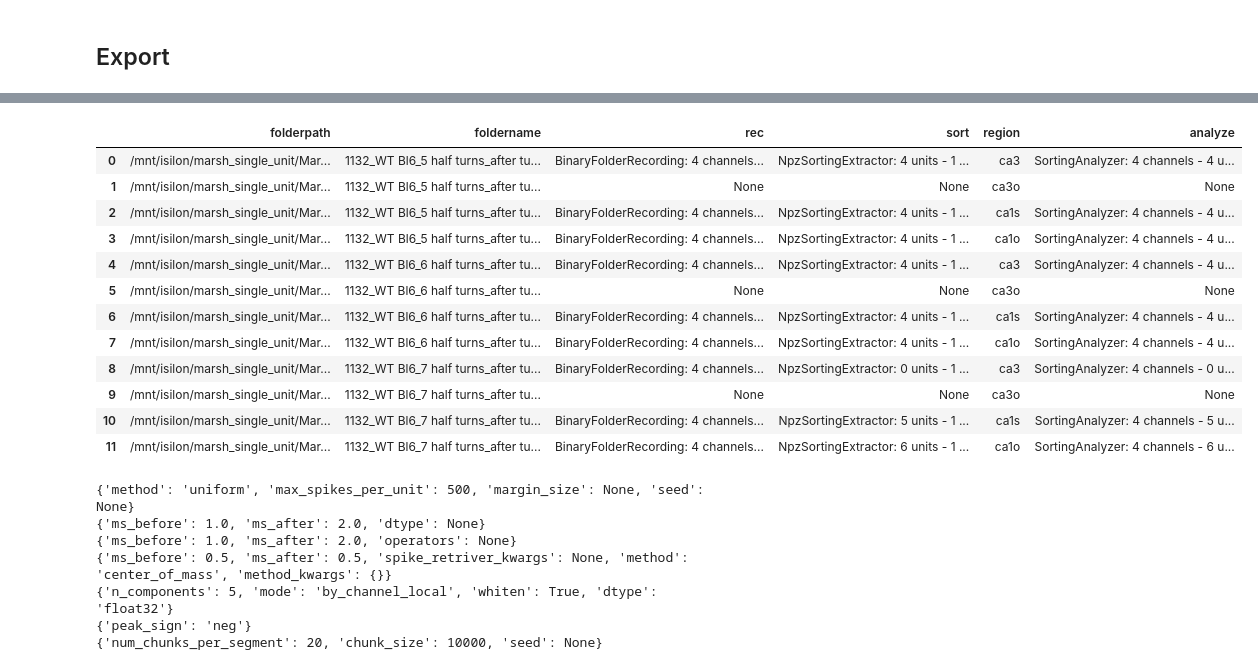
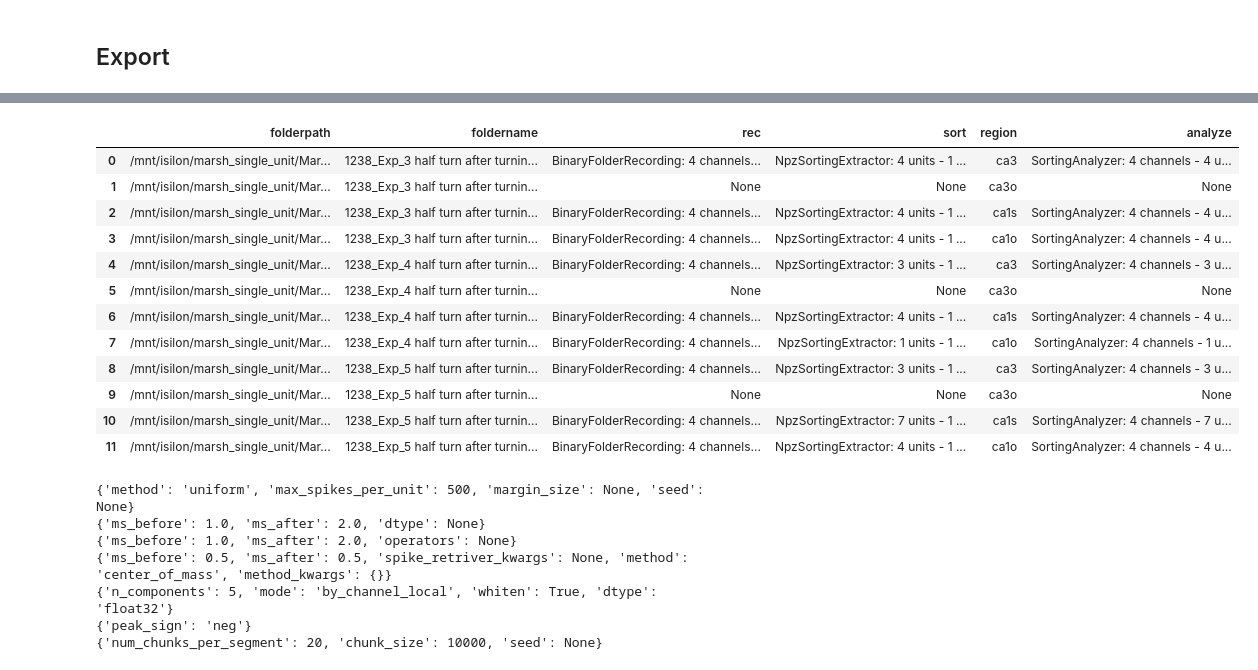
Before and after one commit to josephdong1000/MarshMountainSort, a Jupyter notebook: pys-class/ipynbs/marshfindbestdepths-class.ipynb, the cells around one changed output, grey strips where cells are left out. Drawn from its saved outputs; the diff is of its cells as text; code cells hidden in the pictures.

```diff
--- a/pys-class/ipynbs/marshfindbestdepths-class.ipynb
+++ b/pys-class/ipynbs/marshfindbestdepths-class.ipynb
@@ -882,31 +934,31 @@ class AnimalSortLoader(IAnimalAnalyzer):
 # %%
-asl = AnimalSortLoader('/mnt/isilon/marsh_single_unit/MarshMountainSort/', identifier='1132')
+asl = AnimalSortLoader('/mnt/isilon/marsh_single_unit/MarshMountainSort/', identifier='1238')
 region = 'ca3'
 
 asl.load_sortings_df()
 asl.extract_analyzers_df()
 
 asl.compute_extension_df(extension='random_spikes', region=region, max_spikes_per_unit=1000)
 asl.compute_extension_df(extension='waveforms', region=region, ms_before=1.0, ms_after=2.0)
 asl.compute_extension_df(extension='templates', region=region, ms_before=1.0, ms_after=2.0)
 asl.compute_extension_df(extension='spike_locations', region=region, ms_before=0.5, ms_after=0.5, method='center_of_mass')
 asl.compute_extension_df(extension='principal_components', region=region)
 
 # asl.compute_extension_df(extension='spike_locations', region=region, ms_before=1.0, ms_after=2.0, method='monopolar_triangulation')
 # %% [output]
 |  | folderpath | foldername | rec | sort | region | analyze |
-| 0 | /mnt/isilon/marsh_single_unit/Mar... | 1132_WT Bl6_5 half turns_after tu... | BinaryFolderRecording: 4 channels... | NpzSortingExtractor: 4 units - 1 ... | ca3 | SortingAnalyzer: 4 channels - 4 u... |
-| 1 | /mnt/isilon/marsh_single_unit/Mar... | 1132_WT Bl6_5 half turns_after tu... | None | None | ca3o | None |
-| 2 | /mnt/isilon/marsh_single_unit/Mar... | 1132_WT Bl6_5 half turns_after tu... | BinaryFolderRecording: 4 channels... | NpzSortingExtractor: 4 units - 1 ... | ca1s | SortingAnalyzer: 4 channels - 4 u... |
-| 3 | /mnt/isilon/marsh_single_unit/Mar... | 1132_WT Bl6_5 half turns_after tu... | BinaryFolderRecording: 4 channels... | NpzSortingExtractor: 4 units - 1 ... | ca1o | SortingAnalyzer: 4 channels - 4 u... |
-| 4 | /mnt/isilon/marsh_single_unit/Mar... | 1132_WT Bl6_6 half turns_after tu... | BinaryFolderRecording: 4 channels... | NpzSortingExtractor: 4 units - 1 ... | ca3 | SortingAnalyzer: 4 channels - 4 u... |
-| 5 | /mnt/isilon/marsh_single_unit/Mar... | 1132_WT Bl6_6 half turns_after tu... | None | None | ca3o | None |
-| 6 | /mnt/isilon/marsh_single_unit/Mar... | 1132_WT Bl6_6 half turns_after tu... | BinaryFolderRecording: 4 channels... | NpzSortingExtractor: 4 units - 1 ... | ca1s | SortingAnalyzer: 4 channels - 4 u... |
-| 7 | /mnt/isilon/marsh_single_unit/Mar... | 1132_WT Bl6_6 half turns_after tu... | BinaryFolderRecording: 4 channels... | NpzSortingExtractor: 4 units - 1 ... | ca1o | SortingAnalyzer: 4 channels - 4 u... |
-| 8 | /mnt/isilon/marsh_single_unit/Mar... | 1132_WT Bl6_7 half turns_after tu... | BinaryFolderRecording: 4 channels... | NpzSortingExtractor: 0 units - 1 ... | ca3 | SortingAnalyzer: 4 channels - 0 u... |
-| 9 | /mnt/isilon/marsh_single_unit/Mar... | 1132_WT Bl6_7 half turns_after tu... | None | None | ca3o | None |
-| 10 | /mnt/isilon/marsh_single_unit/Mar... | 1132_WT Bl6_7 half turns_after tu... | BinaryFolderRecording: 4 channels... | NpzSortingExtractor: 5 units - 1 ... | ca1s | SortingAnalyzer: 4 channels - 5 u... |
-| 11 | /mnt/isilon/marsh_single_unit/Mar... | 1132_WT Bl6_7 half turns_after tu... | BinaryFolderRecording: 4 channels... | NpzSortingExtractor: 6 units - 1 ... | ca1o | SortingAnalyzer: 4 channels - 6 u... |
+| 0 | /mnt/isilon/marsh_single_unit/Mar... | 1238_Exp_3 half turn after turnin... | BinaryFolderRecording: 4 channels... | NpzSortingExtractor: 4 units - 1 ... | ca3 | SortingAnalyzer: 4 channels - 4 u... |
+| 1 | /mnt/isilon/marsh_single_unit/Mar... | 1238_Exp_3 half turn after turnin... | None | None | ca3o | None |
+| 2 | /mnt/isilon/marsh_single_unit/Mar... | 1238_Exp_3 half turn after turnin... | BinaryFolderRecording: 4 channels... | NpzSortingExtractor: 4 units - 1 ... | ca1s | SortingAnalyzer: 4 channels - 4 u... |
+| 3 | /mnt/isilon/marsh_single_unit/Mar... | 1238_Exp_3 half turn after turnin... | BinaryFolderRecording: 4 channels... | NpzSortingExtractor: 4 units - 1 ... | ca1o | SortingAnalyzer: 4 channels - 4 u... |
+| 4 | /mnt/isilon/marsh_single_unit/Mar... | 1238_Exp_4 half turn after turnin... | BinaryFolderRecording: 4 channels... | NpzSortingExtractor: 3 units - 1 ... | ca3 | SortingAnalyzer: 4 channels - 3 u... |
+| 5 | /mnt/isilon/marsh_single_unit/Mar... | 1238_Exp_4 half turn after turnin... | None | None | ca3o | None |
+| 6 | /mnt/isilon/marsh_single_unit/Mar... | 1238_Exp_4 half turn after turnin... | BinaryFolderRecording: 4 channels... | NpzSortingExtractor: 4 units - 1 ... | ca1s | SortingAnalyzer: 4 channels - 4 u... |
+| 7 | /mnt/isilon/marsh_single_unit/Mar... | 1238_Exp_4 half turn after turnin... | BinaryFolderRecording: 4 channels... | NpzSortingExtractor: 1 units - 1 ... | ca1o | SortingAnalyzer: 4 channels - 1 u... |
+| 8 | /mnt/isilon/marsh_single_unit/Mar... | 1238_Exp_5 half turn after turnin... | BinaryFolderRecording: 4 channels... | NpzSortingExtractor: 3 units - 1 ... | ca3 | SortingAnalyzer: 4 channels - 3 u... |
+| 9 | /mnt/isilon/marsh_single_unit/Mar... | 1238_Exp_5 half turn after turnin... | None | None | ca3o | None |
+| 10 | /mnt/isilon/marsh_single_unit/Mar... | 1238_Exp_5 half turn after turnin... | BinaryFolderRecording: 4 channels... | NpzSortingExtractor: 7 units - 1 ... | ca1s | SortingAnalyzer: 4 channels - 7 u... |
+| 11 | /mnt/isilon/marsh_single_unit/Mar... | 1238_Exp_5 half turn after turnin... | BinaryFolderRecording: 4 channels... | NpzSortingExtractor: 4 units - 1 ... | ca1o | SortingAnalyzer: 4 channels - 4 u... |
 # %%
 # asl._get_default_extension_params(1, 'spike_locations')
 print(asl._get_default_extension_params(0, 'random_spikes'))
```
Also changed, not shown: parts of 7 cells of this notebook, 3 other files.
